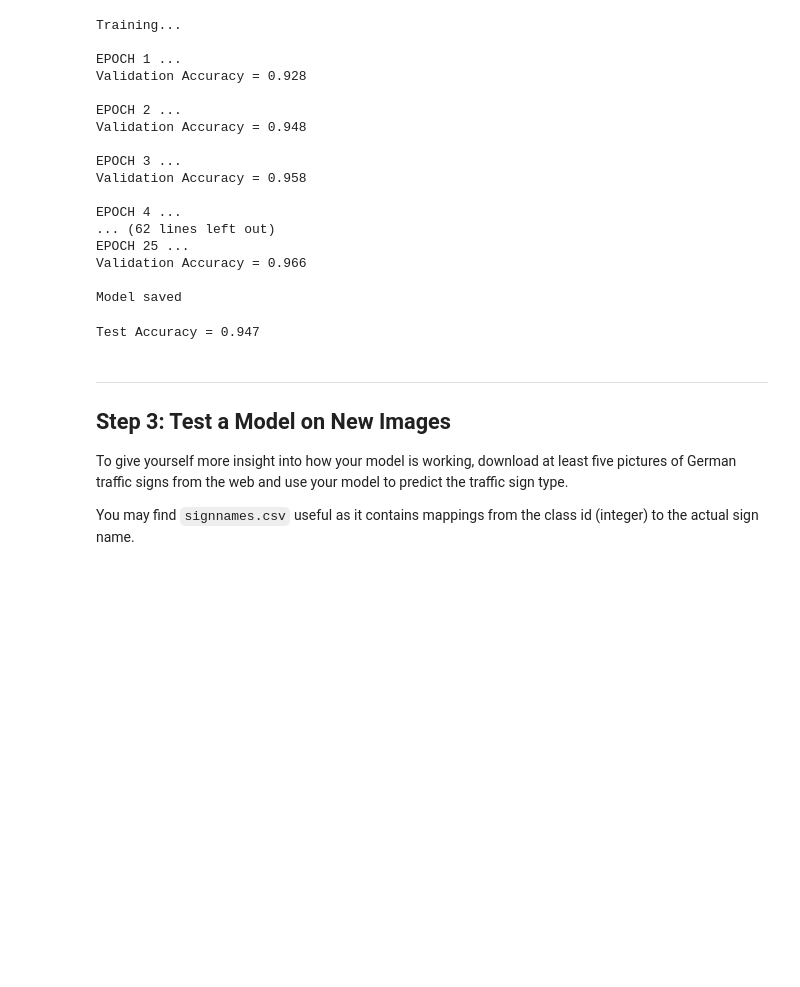
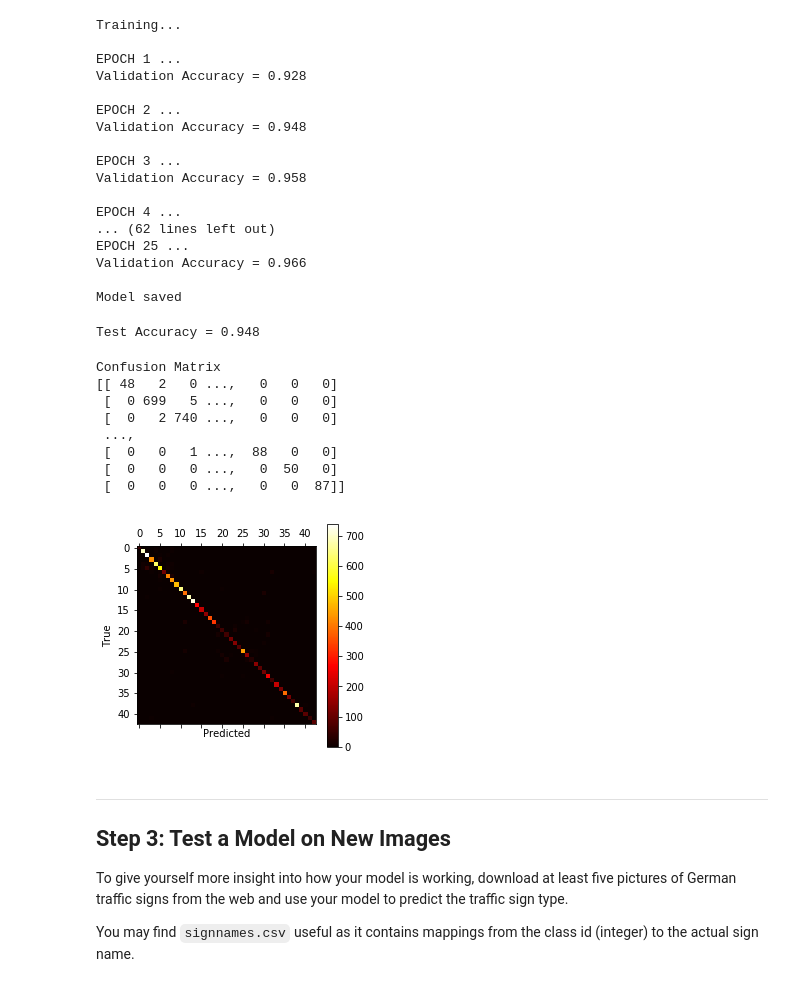
Before and after one commit to yliuosu/Self-Driving-Car, a Jupyter notebook: TrafficSignClassifier/Traffic_Sign_Classifier.ipynb, the cells around one changed output. Cells and saved outputs as stored; diff of their text form; code cells hidden in the pictures; blank space fills up the shorter version.

```diff
--- a/TrafficSignClassifier/Traffic_Sign_Classifier.ipynb
+++ b/TrafficSignClassifier/Traffic_Sign_Classifier.ipynb
@@ -519,19 +517,36 @@ prediction = tf.argmax(tf.nn.softmax(logits), 1)
 # after training the network properly, evaluate the Model on the test data set
 with tf.Session() as sess:
     saver.restore(sess, tf.train.latest_checkpoint('.'))
-    #test_accuracy = evaluate(X_test, y_test)
-    test_accuracy = evaluate(preprocess_test, y_test)
+    predicted_class, test_accuracy = sess.run([prediction, accuracy_operation],
+                                     feed_dict={x:preprocess_test, y:y_test, keep_prob: 1.0})
+    #test_accuracy = evaluate(preprocess_test, y_test)
     print("Test Accuracy = {:.3f}".format(test_accuracy))
 # %% [output]
-Test Accuracy = 0.947
+Test Accuracy = 0.948
-# %%
-prediction = tf.argmax(tf.nn.softmax(logits), 1)
-
-with tf.Session() as sess:
-    saver.restore(sess, tf.train.latest_checkpoint('.'))
-    predicted_class, top_ks, test_accuracy = sess.run([prediction, top_k_probabilities, accuracy_operation],
-                                     feed_dict={x:test_images, y:label_images, k:ntop_k, keep_prob: 1.0})
-    print("New Image Test Accuracy = {:.2f}%".format(test_accuracy*100))
+# %%
+# Plot confusion matrix on test data
+from sklearn.metrics import confusion_matrix
+
+confusion_matrix = confusion_matrix(y_true=y_test, y_pred=predicted_class)
+
+print("Confusion Matrix")
+print(confusion_matrix)
+cax = plt.matshow(confusion_matrix, cmap='hot')
+tick_marks = np.arange(len(n_classes))
+plt.colorbar(cax)
+plt.xlabel('Predicted')
+plt.ylabel('True')
+plt.show()
+# %% [output]
+Confusion Matrix
+[[ 48   2   0 ...,   0   0   0]
+ [  0 699   5 ...,   0   0   0]
+ [  0   2 740 ...,   0   0   0]
+ ...,
+ [  0   0   1 ...,  88   0   0]
+ [  0   0   0 ...,   0  50   0]
+ [  0   0   0 ...,   0   0  87]]
+[figure, added]
 # %% [markdown]
 ---
 
```
Also changed, not shown: parts of 2 cells of this notebook.
